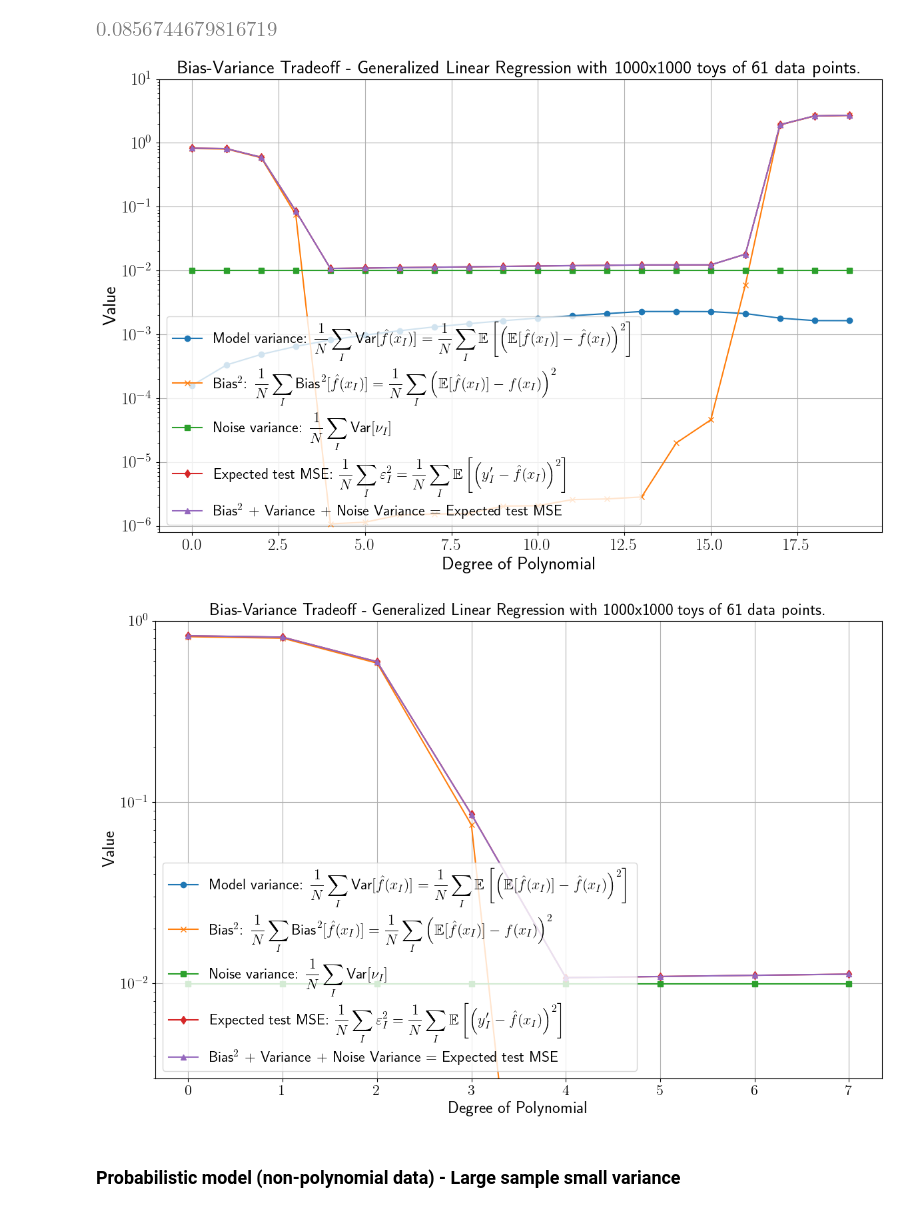
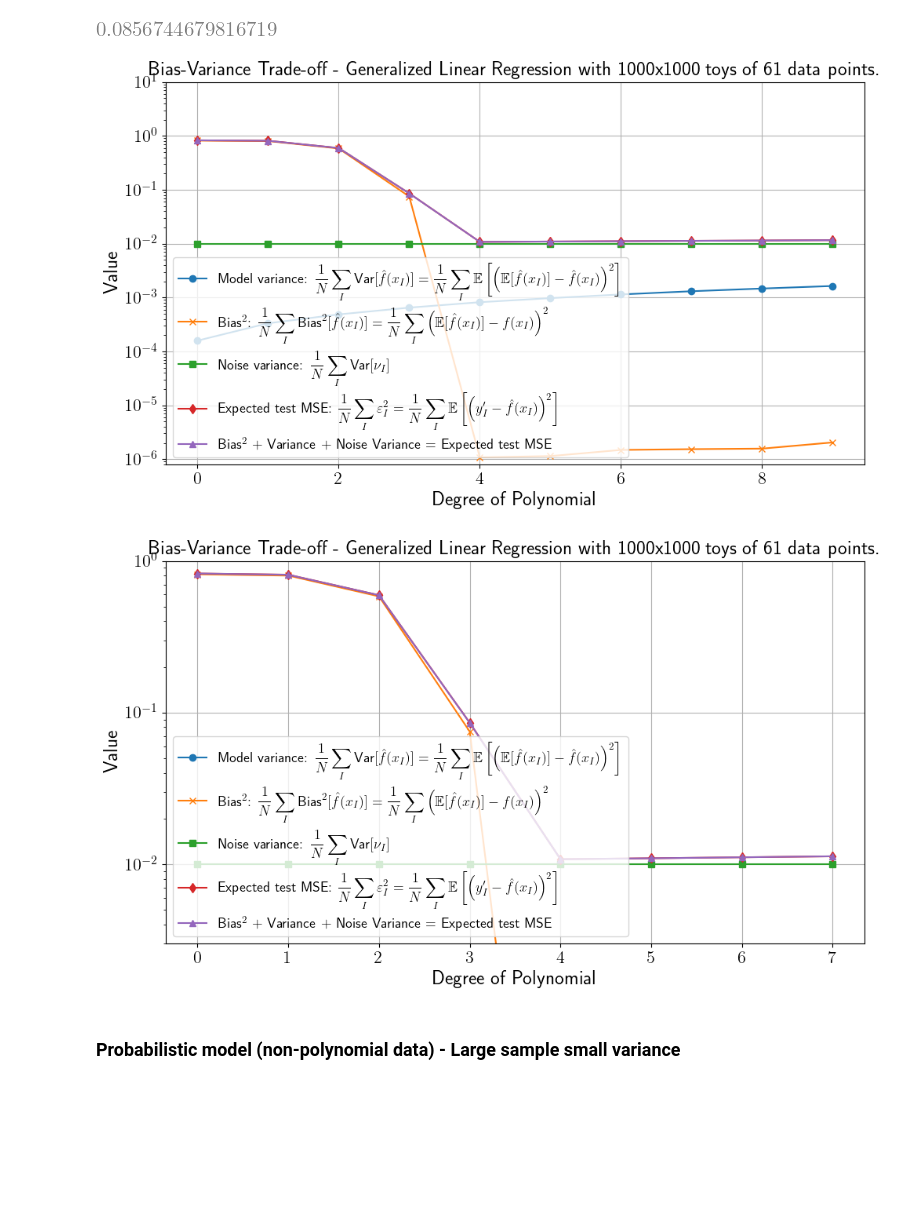
Before and after one commit to ML4PhysicsTeachingGenova/course_2025, a Jupyter notebook: Bias_variance.ipynb, the cells around one changed output. Drawn from its saved outputs; the diff is of its cells as text; code cells hidden in the pictures; blank space fills up the shorter version.

```diff
--- a/Bias_variance.ipynb
+++ b/Bias_variance.ipynb
@@ -1181,7 +1185,7 @@ MSE_MC(3)
 [figure]
 # %%
 result: list = []
-for d in range(20):
+for d in range(10):
     #Ef_val = Ef(d, x_values)
     Varf_val = Varf(d, x_values)
     Bias2f_val = Bias2f(d, x_values)
@@ -1192,33 +1196,33 @@ for d in range(20):
 # %%
 plt.rcParams['text.usetex'] = True
 plt.rcParams['text.latex.preamble'] = r"""\usepackage{amsmath}
 \usepackage{amsfonts}
 \usepackage{amssymb}
 \usepackage{bm}"""
 
 # Plot the various quantities vs the degree of the polynomial
 degrees, variances, biases, noise_variances, sums, mse_mc = zip(*result)
-plt.figure(figsize=(12, 8))
+plt.figure(figsize=(10, 6))
 
 plt.plot(degrees, variances, label=r'Model variance: $\displaystyle\frac{1}{N} \sum_{I}\text{Var}[\hat{f}(x_{I})] = \frac{1}{N} \sum_{I}\mathbb{E}\left[\left(\mathbb{E}[\hat{f}(x_{I})] - \hat{f}(x_{I})\right)^{2}\right]$', marker='o')
 plt.plot(degrees, biases, label=r'Bias$^2$: $\displaystyle\frac{1}{N} \sum_{I}\text{Bias}^{2}[\hat{f}(x_{I})] = \frac{1}{N} \sum_{I}\left(\mathbb{E}[\hat{f}(x_{I})] - f(x_{I})\right)^{2}$', marker='x')
 plt.plot(degrees, noise_variances, label=r'Noise variance: $\displaystyle\frac{1}{N} \sum_{I}\text{Var}[\nu_{I}]$', marker='s')
 plt.plot(degrees, mse_mc, label=r'Expected test MSE: $\displaystyle\frac{1}{N} \sum_{I}\varepsilon_{I}^{2} = \frac{1}{N} \sum_{I}\mathbb{E}\left[\left(y_{I}^{\prime} - \hat{f}(x_{I})\right)^{2}\right]$', marker='d')
 plt.plot(degrees, sums, label=r'Bias$^2$ + Variance + Noise Variance = Expected test MSE', marker='^')
 
-plt.tick_params(axis='both', which='major', labelsize=18)
-plt.xlabel('Degree of Polynomial', fontsize = 20)
-plt.ylabel('Value', fontsize = 20)
-plt.title('Bias-Variance Tradeoff - Generalized Linear Regression with '+ str(len(train_MC))+ 'x'+str(len(train_MC))+ ' toys of '+ str(len(x_values))+' data points.', fontsize = 20)
-plt.legend(loc='lower left', fontsize = 16)
+plt.tick_params(axis='both', which='major', labelsize=16)
+plt.xlabel('Degree of Polynomial', fontsize = 18)
+plt.ylabel('Value', fontsize = 18)
+plt.title('Bias-Variance Trade-off - Generalized Linear Regression with '+ str(len(train_MC))+ 'x'+str(len(train_MC))+ ' toys of '+ str(len(x_values))+' data points.', fontsize = 18)
+plt.legend(loc='lower left', fontsize = 13)
 plt.grid(True)
 plt.yscale('log')
 plt.ylim(8e-7, 10)
 plt.tight_layout()
 plt.savefig(f'/Users/rtorre/Dropbox/Apps/Overleaf/ML Methods for Physics/Figures/Chapter_3/variance_bias_tradeoff_3.pdf')
 plt.show()
 # %% [output]
-[figure, old version]
+[figure, new version]
 # %%
 plt.rcParams['text.usetex'] = True
 plt.rcParams['text.latex.preamble'] = r"""\usepackage{amsmath}
@@ -1228,7 +1232,7 @@ plt.rcParams['text.latex.preamble'] = r"""\usepackage{amsmath}
 
 # Plot the various quantities vs the degree of the polynomial
 degrees, variances, biases, noise_variances, sums, mse_mc = zip(*result[:8])
-plt.figure(figsize=(12, 8))
+plt.figure(figsize=(10, 6))
 
 plt.plot(degrees, variances, label=r'Model variance: $\displaystyle\frac{1}{N} \sum_{I}\text{Var}[\hat{f}(x_{I})] = \frac{1}{N} \sum_{I}\mathbb{E}\left[\left(\mathbb{E}[\hat{f}(x_{I})] - \hat{f}(x_{I})\right)^{2}\right]$', marker='o')
 plt.plot(degrees, biases, label=r'Bias$^2$: $\displaystyle\frac{1}{N} \sum_{I}\text{Bias}^{2}[\hat{f}(x_{I})] = \frac{1}{N} \sum_{I}\left(\mathbb{E}[\hat{f}(x_{I})] - f(x_{I})\right)^{2}$', marker='x')
@@ -1239,15 +1243,15 @@ plt.plot(degrees, sums, label=r'Bias$^2$ + Variance + Noise Variance = Expected
 plt.tick_params(axis='both', which='major', labelsize=16)
 plt.xlabel('Degree of Polynomial', fontsize = 18)
 plt.ylabel('Value', fontsize = 18)
-plt.title('Bias-Variance Tradeoff - Generalized Linear Regression with '+ str(len(train_MC))+ 'x'+str(len(train_MC))+ ' toys of '+ str(len(x_values))+' data points.', fontsize = 18)
-plt.legend(loc='lower left', fontsize = 16)
+plt.title('Bias-Variance Trade-off - Generalized Linear Regression with '+ str(len(train_MC))+ 'x'+str(len(train_MC))+ ' toys of '+ str(len(x_values))+' data points.', fontsize = 18)
+plt.legend(loc='lower left', fontsize = 13)
 plt.grid(True)
 plt.yscale('log')
 plt.ylim(3e-3, 1)
 plt.tight_layout()
 plt.show()
 # %% [output]
-[figure, old version]
+[figure, new version]
 # %% [markdown]
 ### Probabilistic model (non-polynomial data) - Large sample small variance
 # %%
```
Also changed, not shown: parts of 6 cells of this notebook, 1 other file.
